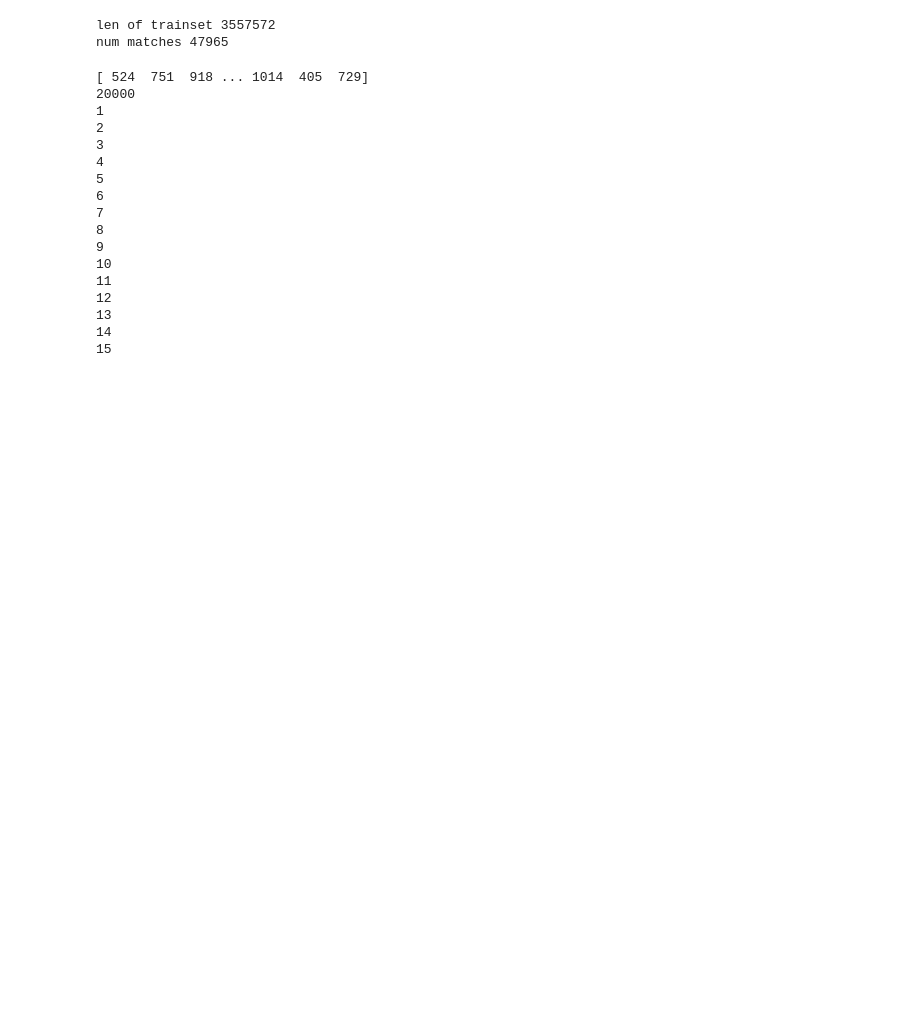
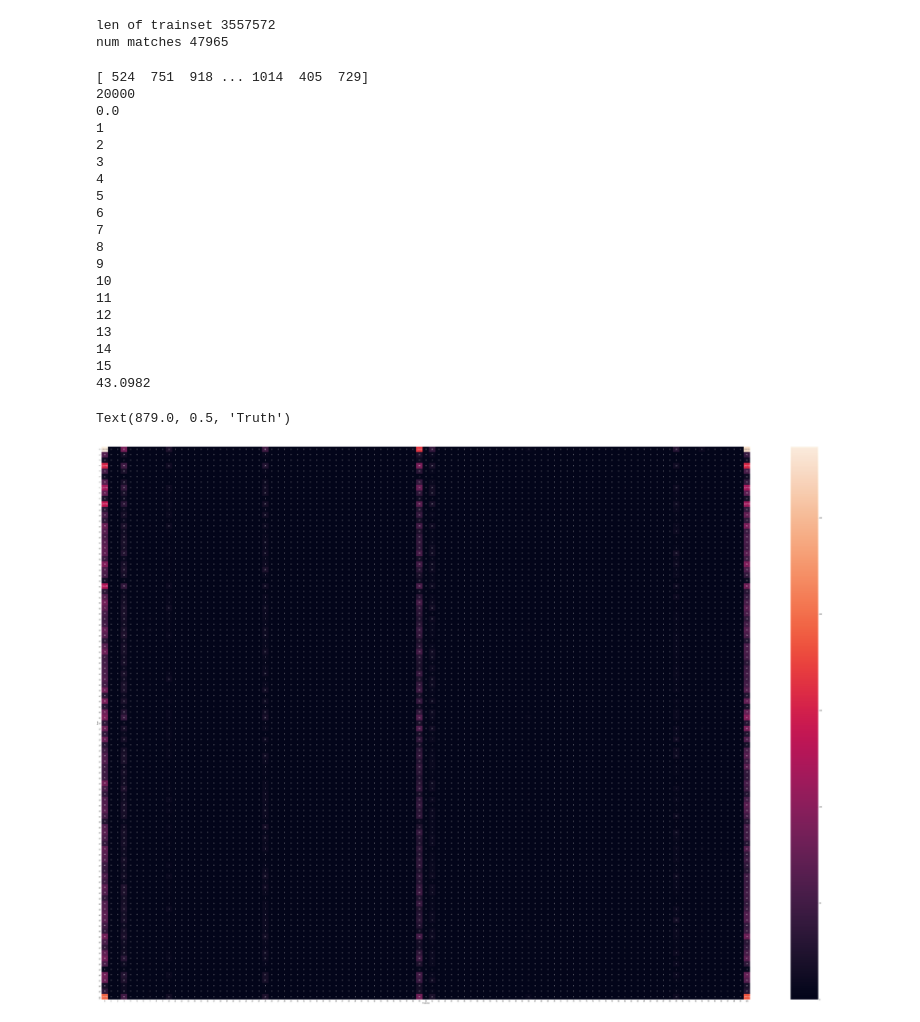
Before and after one commit to CharlieFurrer/cs229, a Jupyter notebook: CS229Final_Kmeans_EM.ipynb, the cells around one changed output. Saved outputs shown, nothing was run; the diff lists cells and outputs as text; code cells hidden in the pictures; blank space fills up the shorter version.

Commit message:
Update CS229Final_Kmeans_EM.ipynb
Implemented logistic regression one v all. tried to illustrate data in 100x100 grid.

```diff
--- a/CS229Final_Kmeans_EM.ipynb
+++ b/CS229Final_Kmeans_EM.ipynb
@@ -113,33 +117,49 @@ abbrev_trainset = trainset[:20000]
 abbrev_valset = valset[:20000]
 
 
 trainset_labels,valset_labels = bucket_labels(abbrev_trainset,abbrev_valset,100)
 
 predictions = dict()
 classifier = None
 for i in range(1,neighbors+1):
     print(i)
     classifier = KNeighborsClassifier(i)
     classifier.fit(abbrev_trainset[features], trainset_labels)
     predictions[i] = classifier.predict(abbrev_valset[features])
+
+#Step 2
+#Logistic regression
+multi_class_regression = LogisticRegression(solver='liblinear', multi_class='ovr').fit(abbrev_trainset[features],trainset_labels)
+multi_class_predict = multi_class_regression.predict(abbrev_valset[features])
+mea_log_reg = sklearn.metrics.mean_absolute_error(valset_labels, multi_class_predict)
+print(mea_log_reg)
+cm = confusion_matrix(valset_labels, multi_class_predict)
+plt.figure(figsize = (100,70))
+sn.heatmap(cm, annot=True)
+plt.xlabel("Predicted")
+plt.ylabel("Truth")
 # %% [output]
 [ 524  751  918 ... 1014  405  729]
 20000
+0.0
 1
 2
 3
 4
 5
 6
 7
 8
 9
 10
 11
 12
 13
 14
 15
+43.0982
+Text(879.0, 0.5, 'Truth')
+[figure, added]
 # %%
 
 n_classes = max(valset_labels)
```
Also changed, not shown: parts of 8 cells of this notebook.
